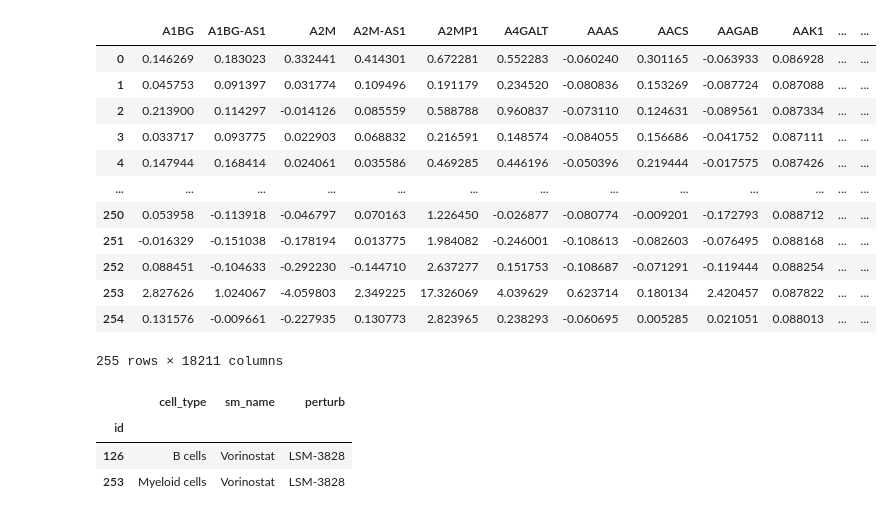
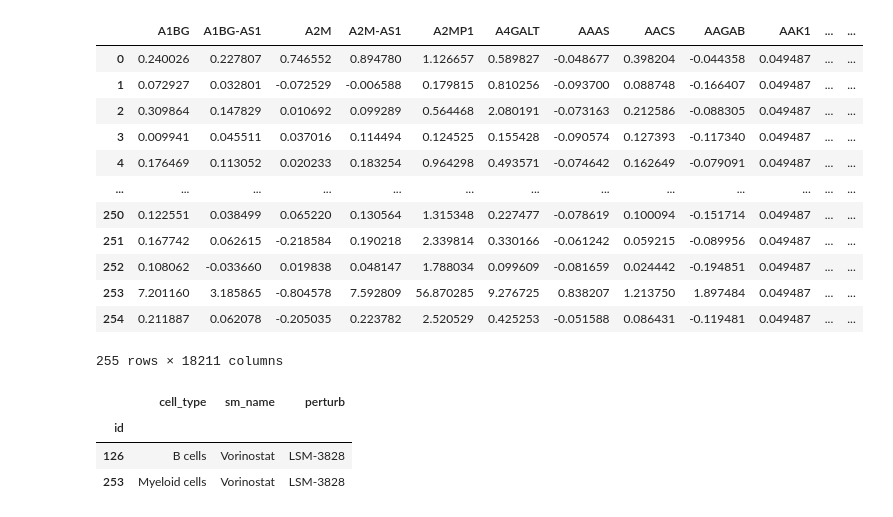
Before and after one commit to super-dainiu/kaggle-perturbation, a Jupyter notebook: notebooks/regression.ipynb, the cells around one changed output. Drawn from its saved outputs; the diff is of its cells as text; code cells hidden in the pictures.

```diff
--- a/notebooks/regression.ipynb
+++ b/notebooks/regression.ipynb
@@ -126,19 +126,17 @@ class GeneSimNetwork():
             GeneSimNetwork: gene similarity network
         """
         G = nx.from_pandas_edgelist(edge_list, source='source',
-                                    target='target', edge_attr=['importance'],
-                                    create_using=nx.DiGraph())
+                  target='target', edge_attr=['importance'],
+                  create_using=nx.Graph())
         for n in gene_list:
             if n not in G.nodes():
                 G.add_node(n)
 
-        to_remove = []
-        for n in G.nodes():
-            if n not in gene_list:
-                to_remove.append(n)
+        # Remove nodes not in gene_list
+        G.remove_nodes_from([n for n in G.nodes() if n not in gene_list])
 
-        for n in to_remove:
-            G.remove_node(n)
+        # Remove duplicate edges
+        G.remove_edges_from(nx.selfloop_edges(G))
 
         edge_index_ = [(node_map[e[0]], node_map[e[1]]) for e in G.edges]
 
@@ -357,12 +355,11 @@ submission = load_dataset(submit_path, is_test=True, cat_dict=dataset.cat_dict,
 
 gene_list = dataset.df.columns[5:].tolist()
 node_map = {gene: i for i, gene in enumerate(gene_list)}
-gene_sim_network = load_gene_network('data/grn/go.csv', gene_list, node_map, threshold=0.3)
+gene_sim_network = load_gene_network('data/grn/coexpression.csv', gene_list, node_map, threshold=0.3)
 
 # statistics of gene similarity network
 print('Number of nodes: ', gene_sim_network.G.number_of_nodes())
 print('Number of edges: ', gene_sim_network.G.number_of_edges())
-print('Number of connected components: ', nx.number_weakly_connected_components(gene_sim_network.G))
 print('Number of isolated nodes: ', len(list(nx.isolates(gene_sim_network.G))))
 # degree distribution
 degrees = [d for n, d in gene_sim_network.G.degree()]
@@ -444,38 +440,37 @@ tensor(5.2713, device='cuda:0', grad_fn=<LinalgVectorNormBackward0>) tensor(1.73
 # %%
-torch.save(model.state_dict(), f'models/{experiment_name}.pt')
 model = DERegressor(model_config)
 model.set_graph(gene_sim_network.edge_index, gene_sim_network.edge_weight)
-model.load_state_dict(torch.load('models/grn_model_3.pt'))
+model.load_state_dict(torch.load('models/grn_model_4.pt'))
 model = model.to(device)
 test_loader = DataLoader(submission, batch_size=4, shuffle=False)
 # %%
 # submit
 model.eval()
 preds = []
 with torch.no_grad():
     for i, (data, _) in enumerate(test_loader):
         data.to(device)
         output = model(**data.to_dict())
         preds.append(output.cpu().numpy())
 
 preds = np.concatenate(preds)
 preds = dataset.scaler.inverse_transform(preds)
 preds = pd.DataFrame(preds, columns=dataset.target_cols)
-preds.to_csv('data/submission_6.csv', index_label='id')
+preds.to_csv('data/submission_7.csv', index_label='id')
 preds
 # %% [output]
 |  | A1BG | A1BG-AS1 | A2M | A2M-AS1 | A2MP1 | A4GALT | AAAS | AACS | AAGAB | AAK1 | ... | ... |
-| 0 | 0.146269 | 0.183023 | 0.332441 | 0.414301 | 0.672281 | 0.552283 | -0.060240 | 0.301165 | -0.063933 | 0.086928 | ... | ... |
-| 1 | 0.045753 | 0.091397 | 0.031774 | 0.109496 | 0.191179 | 0.234520 | -0.080836 | 0.153269 | -0.087724 | 0.087088 | ... | ... |
-| 2 | 0.213900 | 0.114297 | -0.014126 | 0.085559 | 0.588788 | 0.960837 | -0.073110 | 0.124631 | -0.089561 | 0.087334 | ... | ... |
-| 3 | 0.033717 | 0.093775 | 0.022903 | 0.068832 | 0.216591 | 0.148574 | -0.084055 | 0.156686 | -0.041752 | 0.087111 | ... | ... |
-| 4 | 0.147944 | 0.168414 | 0.024061 | 0.035586 | 0.469285 | 0.446196 | -0.050396 | 0.219444 | -0.017575 | 0.087426 | ... | ... |
+| 0 | 0.240026 | 0.227807 | 0.746552 | 0.894780 | 1.126657 | 0.589827 | -0.048677 | 0.398204 | -0.044358 | 0.049487 | ... | ... |
+| 1 | 0.072927 | 0.032801 | -0.072529 | -0.006588 | 0.179815 | 0.810256 | -0.093700 | 0.088748 | -0.166407 | 0.049487 | ... | ... |
+| 2 | 0.309864 | 0.147829 | 0.010692 | 0.099289 | 0.564468 | 2.080191 | -0.073163 | 0.212586 | -0.088305 | 0.049487 | ... | ... |
+| 3 | 0.009941 | 0.045511 | 0.037016 | 0.114494 | 0.124525 | 0.155428 | -0.090574 | 0.127393 | -0.117340 | 0.049487 | ... | ... |
+| 4 | 0.176469 | 0.113052 | 0.020233 | 0.183254 | 0.964298 | 0.493571 | -0.074642 | 0.162649 | -0.079091 | 0.049487 | ... | ... |
 | ... | ... | ... | ... | ... | ... | ... | ... | ... | ... | ... | ... | ... |
-| 250 | 0.053958 | -0.113918 | -0.046797 | 0.070163 | 1.226450 | -0.026877 | -0.080774 | -0.009201 | -0.172793 | 0.088712 | ... | ... |
-| 251 | -0.016329 | -0.151038 | -0.178194 | 0.013775 | 1.984082 | -0.246001 | -0.108613 | -0.082603 | -0.076495 | 0.088168 | ... | ... |
-| 252 | 0.088451 | -0.104633 | -0.292230 | -0.144710 | 2.637277 | 0.151753 | -0.108687 | -0.071291 | -0.119444 | 0.088254 | ... | ... |
-| 253 | 2.827626 | 1.024067 | -4.059803 | 2.349225 | 17.326069 | 4.039629 | 0.623714 | 0.180134 | 2.420457 | 0.087822 | ... | ... |
-| 254 | 0.131576 | -0.009661 | -0.227935 | 0.130773 | 2.823965 | 0.238293 | -0.060695 | 0.005285 | 0.021051 | 0.088013 | ... | ... |
+| 250 | 0.122551 | 0.038499 | 0.065220 | 0.130564 | 1.315348 | 0.227477 | -0.078619 | 0.100094 | -0.151714 | 0.049487 | ... | ... |
+| 251 | 0.167742 | 0.062615 | -0.218584 | 0.190218 | 2.339814 | 0.330166 | -0.061242 | 0.059215 | -0.089956 | 0.049487 | ... | ... |
+| 252 | 0.108062 | -0.033660 | 0.019838 | 0.048147 | 1.788034 | 0.099609 | -0.081659 | 0.024442 | -0.194851 | 0.049487 | ... | ... |
+| 253 | 7.201160 | 3.185865 | -0.804578 | 7.592809 | 56.870285 | 9.276725 | 0.838207 | 1.213750 | 1.897484 | 0.049487 | ... | ... |
+| 254 | 0.211887 | 0.062078 | -0.205035 | 0.223782 | 2.520529 | 0.425253 | -0.051588 | 0.086431 | -0.119481 | 0.049487 | ... | ... |
 255 rows × 18211 columns
 # %%
 # submission.df.perturb == submission.decode(15, 'perturb')
```
Also changed, not shown: parts of 3 cells of this notebook, 2 other files.
